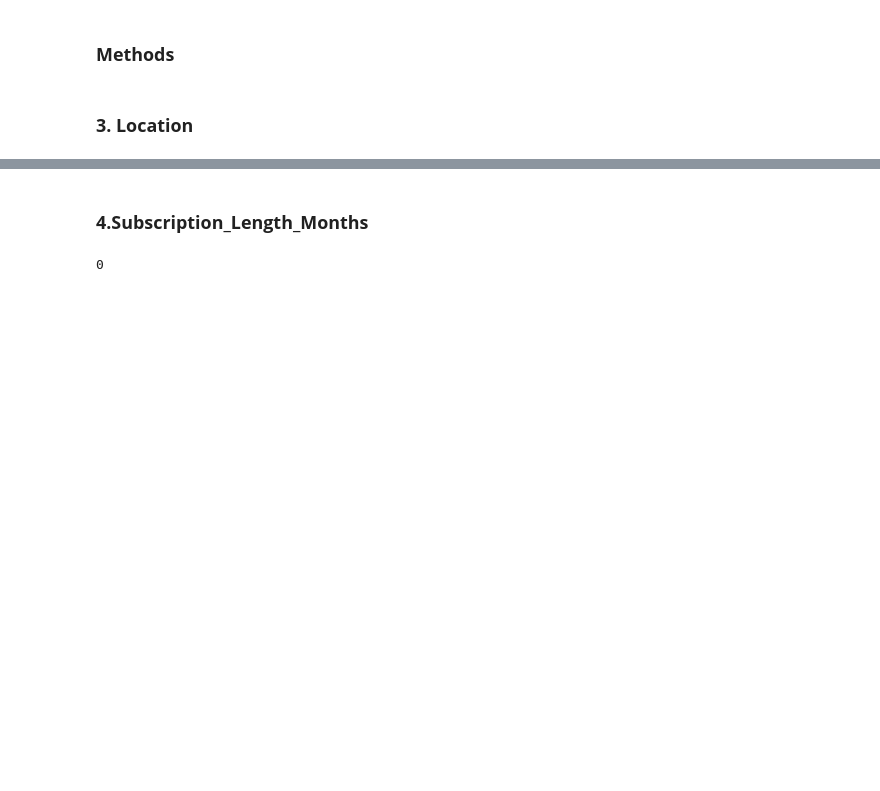
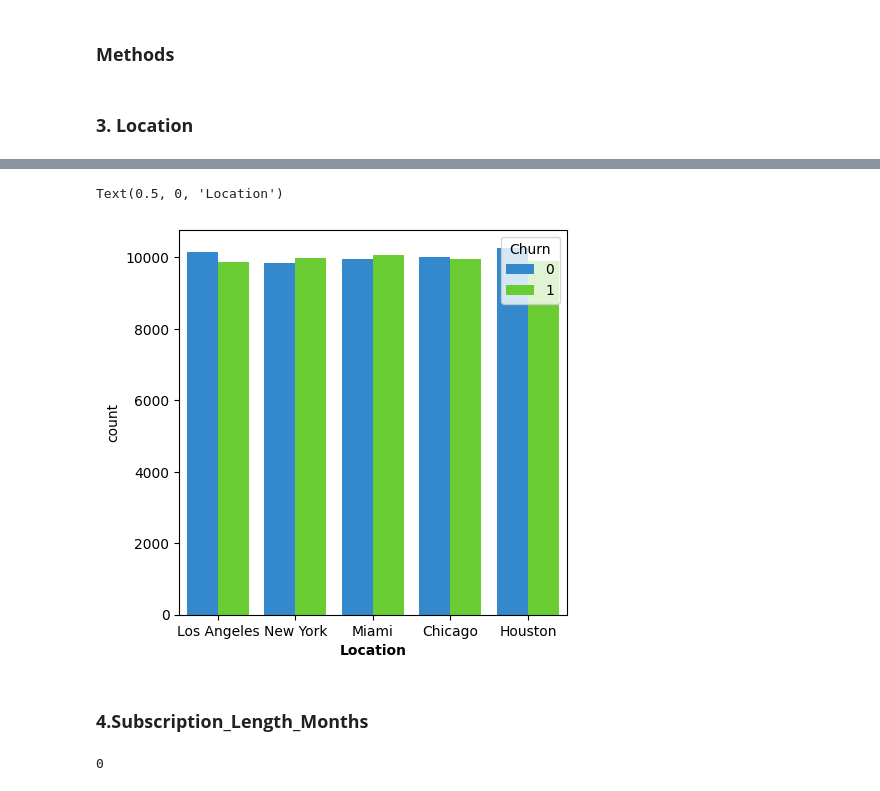
Before and after one commit to BhanuSrihridai/Customer-Churn-Prediction, a Jupyter notebook: Customer_Churn_Prediction.ipynb, the cells around one changed output, grey strips where cells are left out. Saved outputs shown, nothing was run; the diff lists cells and outputs as text; code cells hidden in the pictures; blank space fills up the shorter version.

```diff
--- a/Customer_Churn_Prediction.ipynb
+++ b/Customer_Churn_Prediction.ipynb
@@ -486,3 +507,10 @@ def line(data,x,y):
+# %%
+plt.figure(figsize=(5,5))
+sns.countplot(data=data,x='Location',hue='Churn',palette='gist_rainbow_r',saturation=0.6)
+plt.xlabel('Location',fontweight='bold')
+# %% [output]
+Text(0.5, 0, 'Location')
+[figure, added]
 # %% [markdown]
 ### **4.Subscription_Length_Months**
 # %%
```
Also changed, not shown: parts of 2 cells of this notebook.
